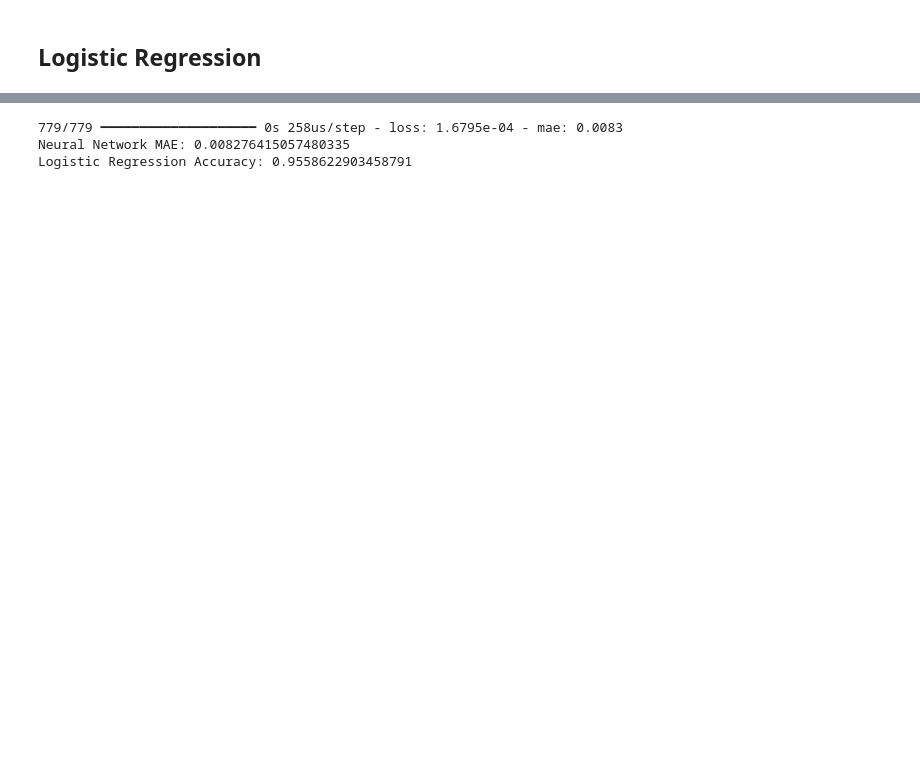
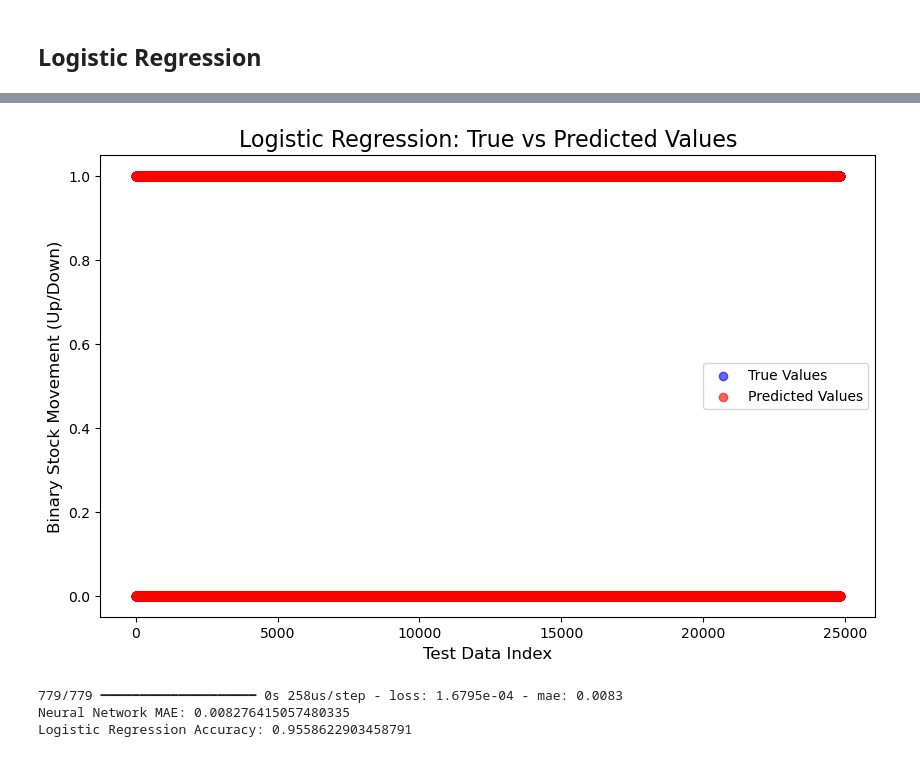
Before and after one commit to Corey-Holton/Group_project_2, a Jupyter notebook: notebooks/montre_exploration/regressions.ipynb, the cells around one changed output, grey strips where cells are left out. Drawn from its saved outputs; the diff is of its cells as text; code cells hidden in the pictures; blank space fills up the shorter version.

Commit message:
updating the regressions

```diff
--- a/notebooks/montre_exploration/regressions.ipynb
+++ b/notebooks/montre_exploration/regressions.ipynb
@@ -164,3 +175,21 @@ Logistic Regression Mean Squared Error: 0.04413770965412086
+# %%
+import matplotlib.pyplot as plt
+
+# Create a scatter plot for visualizing predictions vs true values
+plt.figure(figsize=(10, 6))
+plt.scatter(range(len(y_test_binary)), y_test_binary, color='blue', label='True Values', alpha=0.6)
+plt.scatter(range(len(y_pred_log_reg)), y_pred_log_reg, color='red', label='Predicted Values', alpha=0.6)
+
+# Add title and labels
+plt.title('Logistic Regression: True vs Predicted Values', fontsize=16)
+plt.xlabel('Test Data Index', fontsize=12)
+plt.ylabel('Binary Stock Movement (Up/Down)', fontsize=12)
+plt.legend()
+
+# Display the plot
+plt.show()
+# %% [output]
+[figure, added]
 # %%
 # MAE for Neural Network
 _, neural_net_mae = model.evaluate(X_test_scaled, y_test)
```
Also changed, not shown: parts of 17 cells of this notebook.
